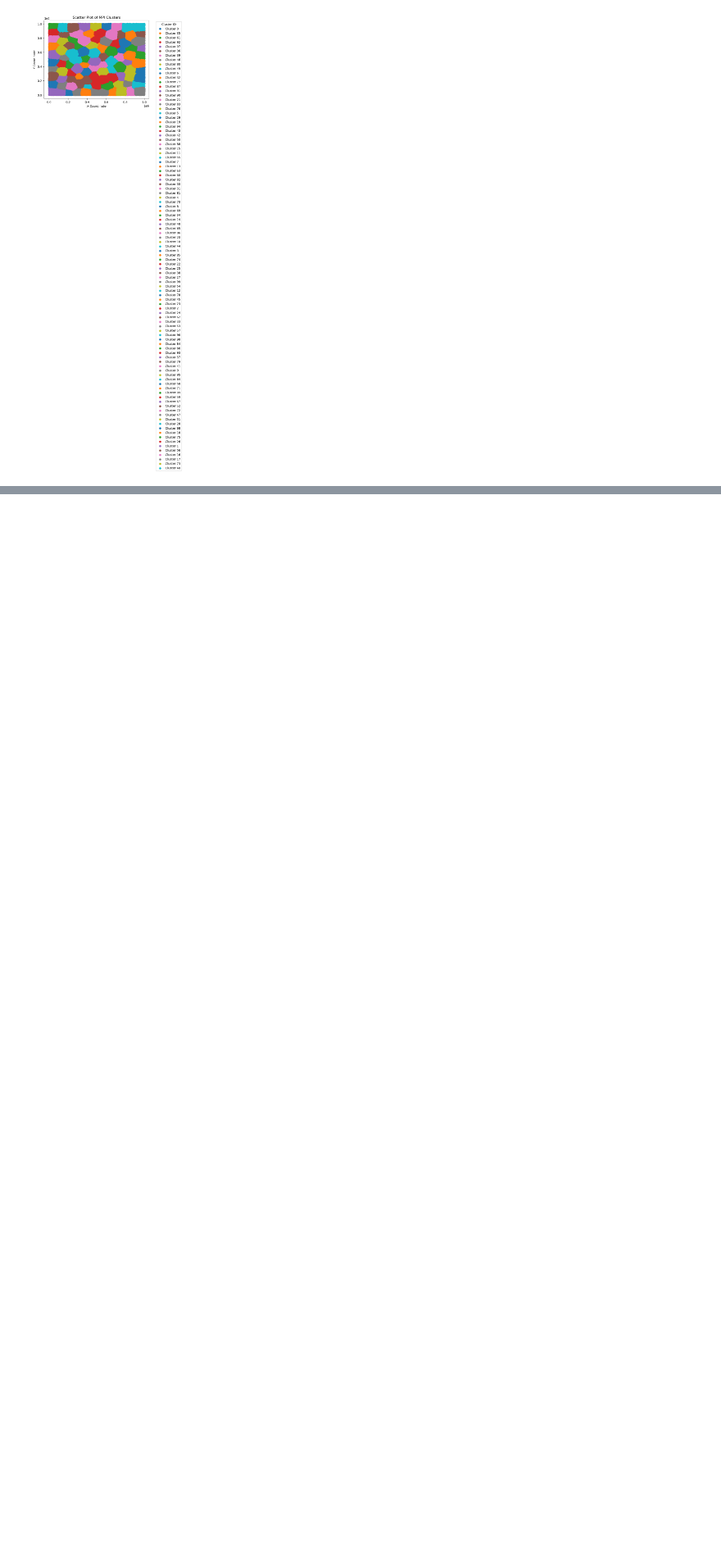
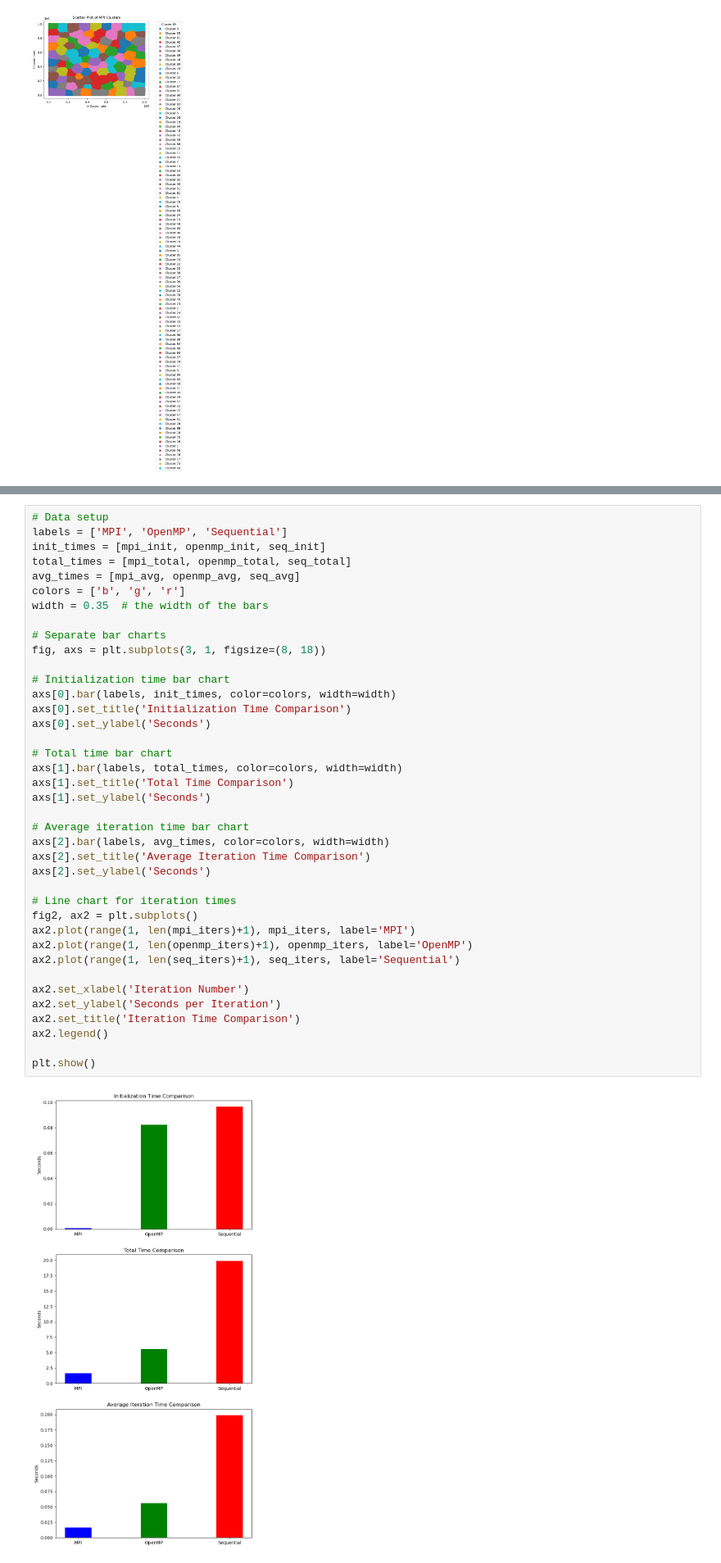
Before and after one commit to cmse822/final-project-Ledengary, a Jupyter notebook: plotting.ipynb, the cells around one changed output, grey strips where cells are left out. Shown at 82% size. Cells and saved outputs as stored; diff of their text form; blank space fills up the shorter version.

Commit message:
added comparison plots

```diff
--- a/plotting.ipynb
+++ b/plotting.ipynb
@@ -42,0 +70,41 @@ plt.show()
+# %%
+# Data setup
+labels = ['MPI', 'OpenMP', 'Sequential']
+init_times = [mpi_init, openmp_init, seq_init]
+total_times = [mpi_total, openmp_total, seq_total]
+avg_times = [mpi_avg, openmp_avg, seq_avg]
+colors = ['b', 'g', 'r']
+width = 0.35  # the width of the bars
+
+# Separate bar charts
+fig, axs = plt.subplots(3, 1, figsize=(8, 18))
+
+# Initialization time bar chart
+axs[0].bar(labels, init_times, color=colors, width=width)
+axs[0].set_title('Initialization Time Comparison')
+axs[0].set_ylabel('Seconds')
+
+# Total time bar chart
+axs[1].bar(labels, total_times, color=colors, width=width)
+axs[1].set_title('Total Time Comparison')
+axs[1].set_ylabel('Seconds')
+
+# Average iteration time bar chart
+axs[2].bar(labels, avg_times, color=colors, width=width)
+axs[2].set_title('Average Iteration Time Comparison')
+axs[2].set_ylabel('Seconds')
+
+# Line chart for iteration times
+fig2, ax2 = plt.subplots()
+ax2.plot(range(1, len(mpi_iters)+1), mpi_iters, label='MPI')
+ax2.plot(range(1, len(openmp_iters)+1), openmp_iters, label='OpenMP')
+ax2.plot(range(1, len(seq_iters)+1), seq_iters, label='Sequential')
+
+ax2.set_xlabel('Iteration Number')
+ax2.set_ylabel('Seconds per Iteration')
+ax2.set_title('Iteration Time Comparison')
+ax2.legend()
+
+plt.show()
+# %% [output]
+[figure, added]
```
Also changed, not shown: parts of 4 cells of this notebook.
